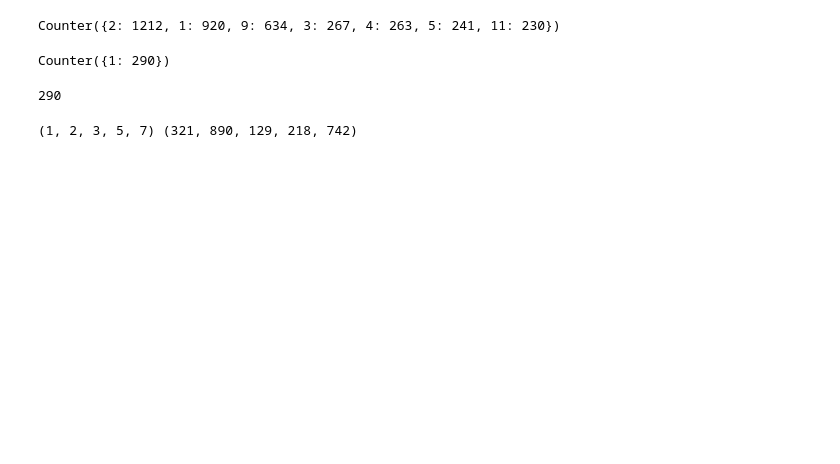
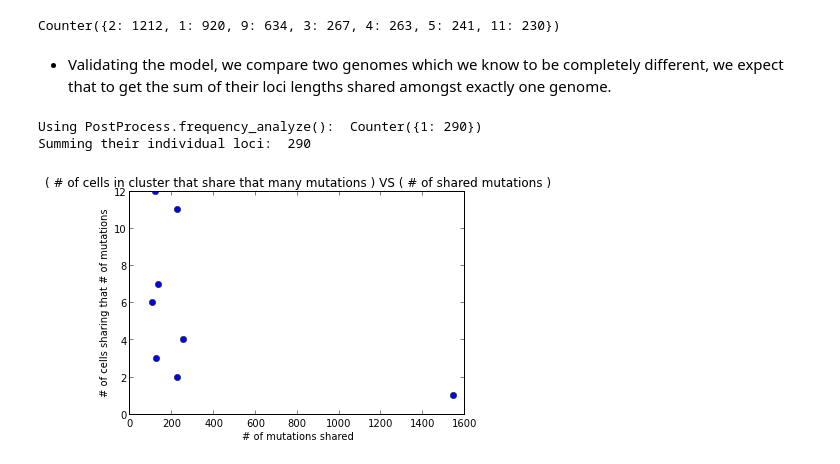
Before and after one commit to zafarali/metastasis, a Jupyter notebook: tst-frequency-analysis.ipynb, the cells around one changed output. Cells and saved outputs as stored; diff of their text form; code cells hidden in the pictures; blank space fills up the shorter version.

```diff
--- a/tst-frequency-analysis.ipynb
+++ b/tst-frequency-analysis.ipynb
@@ -7,6 +11,6 @@ import matplotlib.pyplot as plt
 sp = SpacePlot(start_file='./newdata/start_cells_Tue_Jun_23_11:54:16_2015.csv', end_file='./newdata/finish_cells_Tue_Jun_23_11:54:16_2015.csv', projection='2d')
 #ml = MultiLineage(file_name='./newdata/division_events_Tue_Jun_23_11:54:16_2015.csv')
 gc = GenomeCompare.from_gen_file('./newdata/genomes_Tue_Jun_23_11:54:16_2015.csv')
-pp = PostProcess(end_file='./small_data/finish_cells_Thu_Jun_18_14:37:05_2015.csv', gc=gc)
+pp = PostProcess(end_file='./newdata/finish_cells_Tue_Jun_23_11:54:16_2015.csv', gc=gc)
 # %%
 sp.plot_all(hide_numbers=False)
@@ -20,17 +26,21 @@ Counter({1: 5212, 2: 609, 3: 445, 4: 140, 7: 122})
 pp.frequency_analyze( [102,207,29,246, 292, 239, 291, 253, 149, 299,324,303,43] )
 # %% [output]
 Counter({2: 1212, 1: 920, 9: 634, 3: 267, 4: 263, 5: 241, 11: 230})
-# %%
-pp.frequency_analyze( [6,9] )
-# %% [output]
-Counter({1: 290})
+# %% [markdown]
+- Validating the model, we compare two genomes which we know to be completely different, we expect that to get the sum of their loci lengths shared amongst exactly one genome.
 # %%
-# do calculations separately
-len(gc.get_by_name(6).get_mutated_loci()) + len(gc.get_by_name(9).get_mutated_loci())
+print 'Using PostProcess.frequency_analyze(): ',pp.frequency_analyze( [6,9] )
+print 'Summing their individual loci: ', len(gc.get_by_name(6).get_mutated_loci()) + len(gc.get_by_name(9).get_mutated_loci())
 # %% [output]
-290
+Using PostProcess.frequency_analyze():  Counter({1: 290})
+Summing their individual loci:  290
-# %%
-y, x = zip(*pp.frequency_analyze( [ 201,302,236,171,98,178,298 ] ).items())
-print y,x
-# %% [output]
-(1, 2, 3, 5, 7) (321, 890, 129, 218, 742)
+# %%
+plt.figure()
+y, x = zip(*pp.frequency_analyze( [ 261, 280, 108, 217, 79, 108, 280, 89, 37, 326, 269, 105 ] ).items())
+plt.plot(x,y, 'o')
+plt.xlabel('# of mutations shared')
+plt.ylabel('# of cells sharing that # of mutations')
+plt.title('( # of cells in cluster that share that many mutations ) VS ( # of shared mutations )')
+plt.show()
+# %% [output]
+[figure, added]
```
Also changed, not shown: parts of 7 cells of this notebook.
